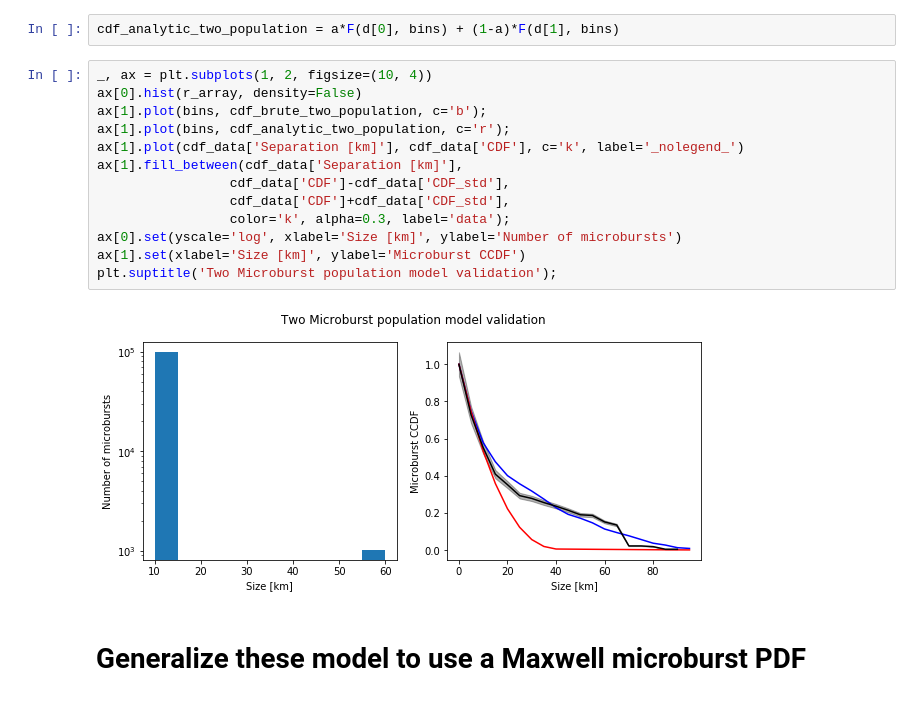
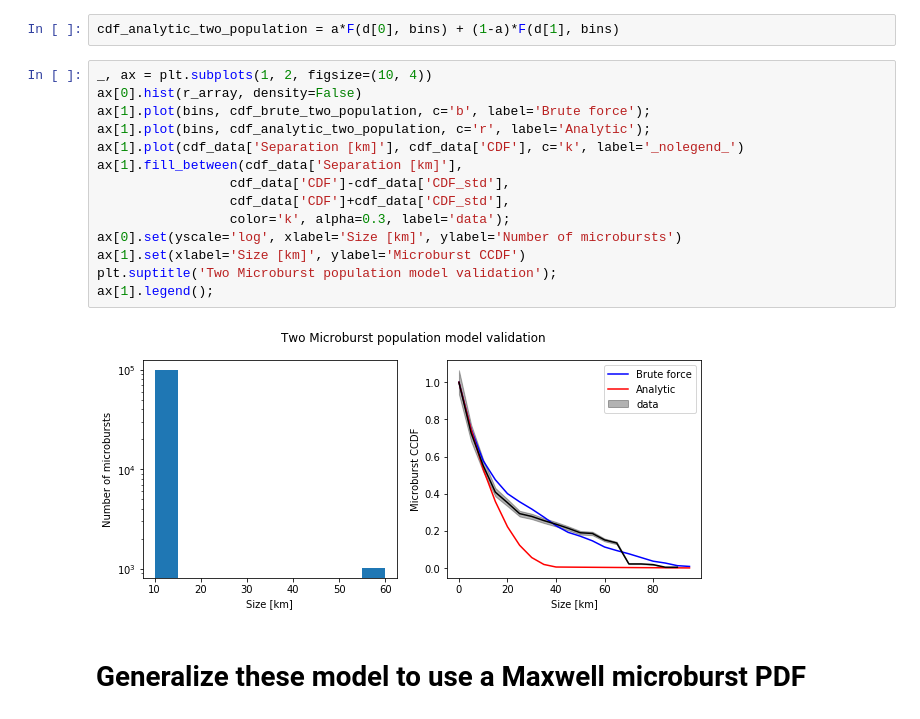
Before and after one commit to mshumko/ac6_microburst_scale_sizes, a Jupyter notebook: models/microburst_scale_size_model.ipynb, the cells around one changed output. Saved outputs shown, nothing was run; the diff lists cells and outputs as text.

```diff
--- a/models/microburst_scale_size_model.ipynb
+++ b/models/microburst_scale_size_model.ipynb
@@ -278,18 +278,19 @@ cdf_analytic_two_population = a*F(d[0], bins) + (1-a)*F(d[1], bins)
 # %%
 _, ax = plt.subplots(1, 2, figsize=(10, 4))
 ax[0].hist(r_array, density=False)
-ax[1].plot(bins, cdf_brute_two_population, c='b');
-ax[1].plot(bins, cdf_analytic_two_population, c='r');
+ax[1].plot(bins, cdf_brute_two_population, c='b', label='Brute force');
+ax[1].plot(bins, cdf_analytic_two_population, c='r', label='Analytic');
 ax[1].plot(cdf_data['Separation [km]'], cdf_data['CDF'], c='k', label='_nolegend_')
 ax[1].fill_between(cdf_data['Separation [km]'],
                  cdf_data['CDF']-cdf_data['CDF_std'],
                  cdf_data['CDF']+cdf_data['CDF_std'],
                  color='k', alpha=0.3, label='data');
 ax[0].set(yscale='log', xlabel='Size [km]', ylabel='Number of microbursts')
 ax[1].set(xlabel='Size [km]', ylabel='Microburst CCDF')
 plt.suptitle('Two Microburst population model validation');
+ax[1].legend();
 # %% [output]
-[figure, old version]
+[figure, new version]
 # %% [markdown]
 # Generalize these model to use a Maxwell microburst PDF
 # %%
```
